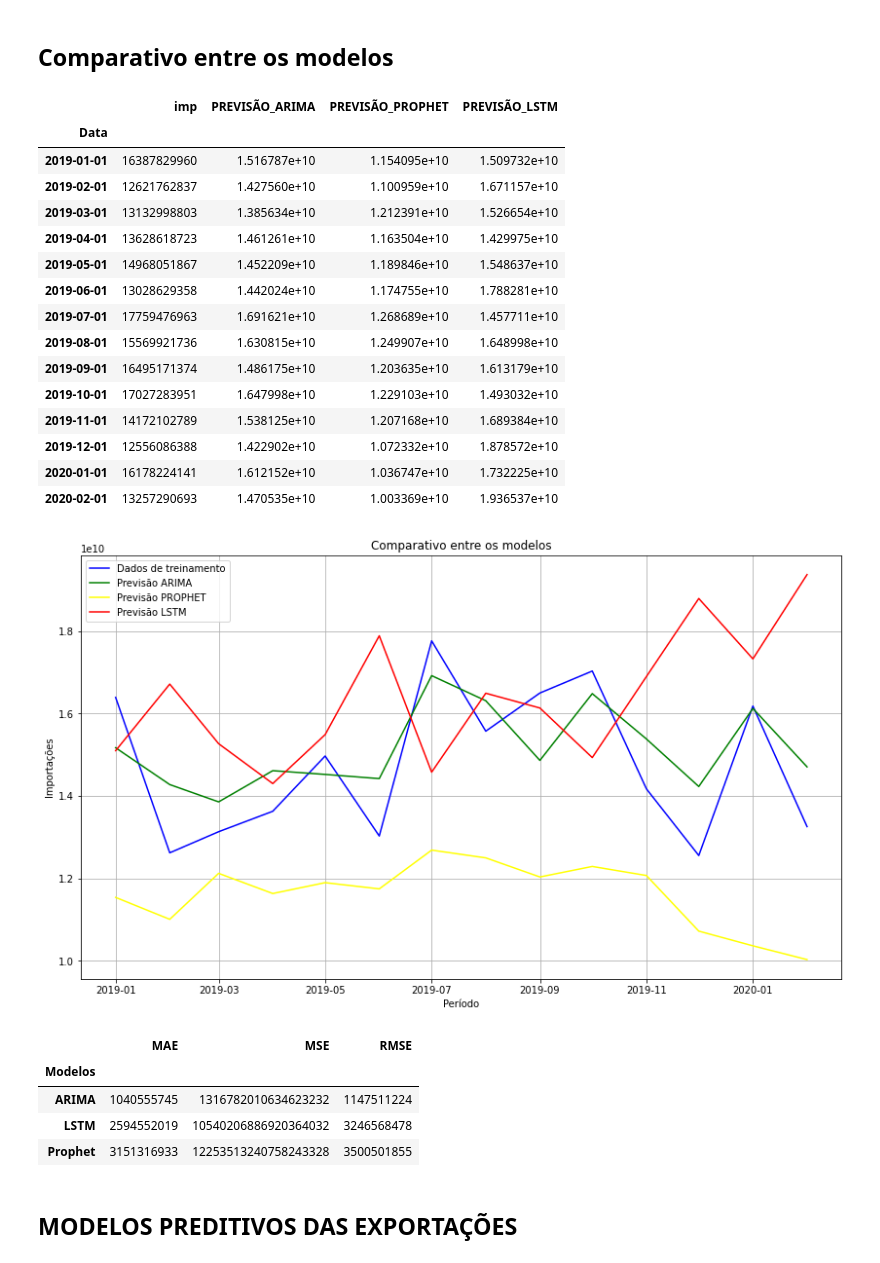
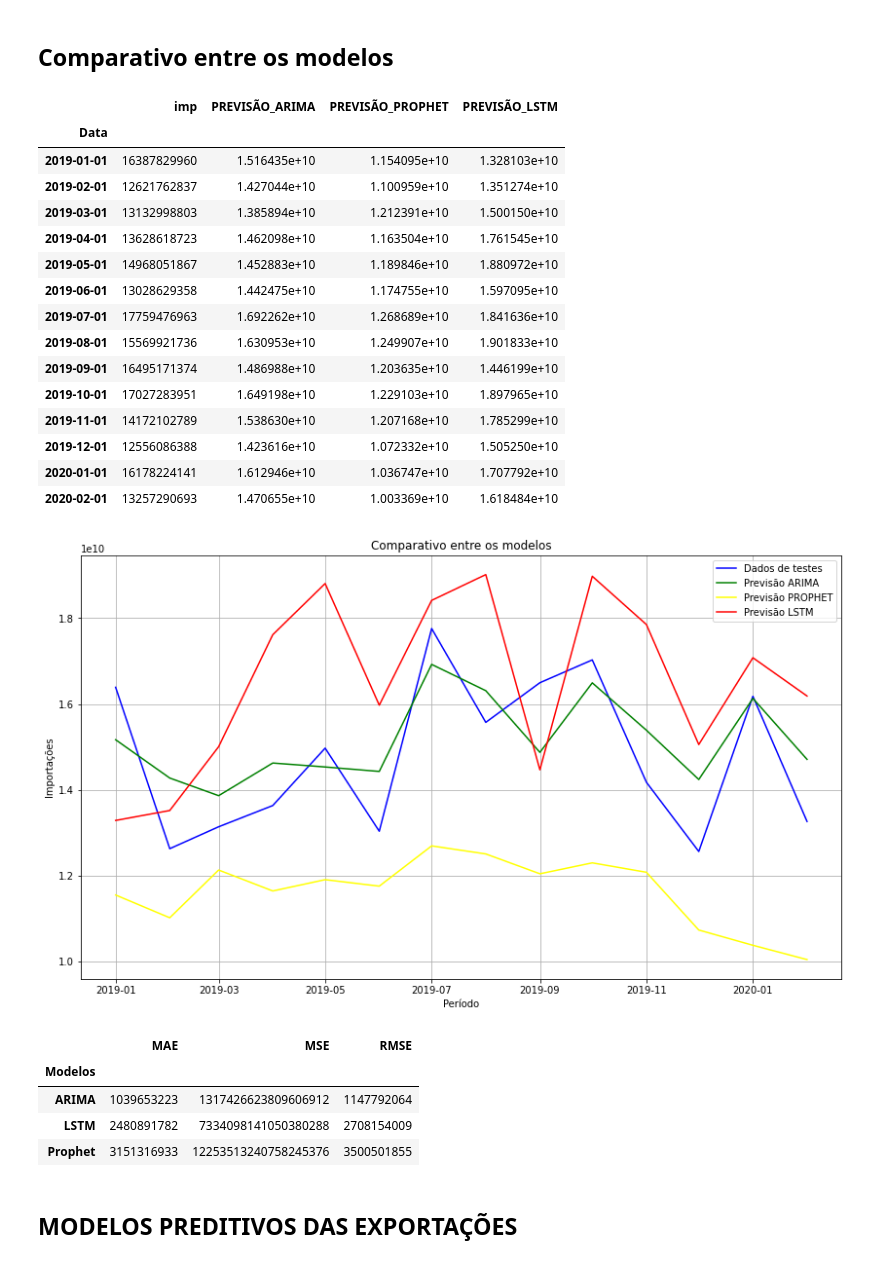
Before and after one commit to mmbs1989/TCC-PUCMINAS, a Jupyter notebook: Notebook_TCC_PUC.ipynb, the cells around one changed output. Drawn from its saved outputs; the diff is of its cells as text; code cells hidden in the pictures.

```diff
--- a/Notebook_TCC_PUC.ipynb
+++ b/Notebook_TCC_PUC.ipynb
@@ -1494,7 +1469,7 @@ generator = TimeseriesGenerator(scaled_train_data, scaled_train_data, length=n_i
 #Criação da LSTM utilizando a biblioteca Keras
 
 lstm_model = Sequential()
-lstm_model.add(LSTM(200, activation='relu', input_shape=(n_input, n_features)))
+lstm_model.add(LSTM(300, activation='relu', input_shape=(n_input, n_features)))
 lstm_model.add(Dense(1))
 lstm_model.compile(optimizer='adam', loss='mse')
 
@@ -1716,35 +1681,35 @@ dfimp_comparativo.head(14)
 # %% [output]
 |  | imp | PREVISÃO_ARIMA | PREVISÃO_PROPHET | PREVISÃO_LSTM |
 | Data |  |  |  |  |
-| 2019-01-01 | 16387829960 | 1.516787e+10 | 1.154095e+10 | 1.509732e+10 |
-| 2019-02-01 | 12621762837 | 1.427560e+10 | 1.100959e+10 | 1.671157e+10 |
-| 2019-03-01 | 13132998803 | 1.385634e+10 | 1.212391e+10 | 1.526654e+10 |
-| 2019-04-01 | 13628618723 | 1.461261e+10 | 1.163504e+10 | 1.429975e+10 |
-| 2019-05-01 | 14968051867 | 1.452209e+10 | 1.189846e+10 | 1.548637e+10 |
-| 2019-06-01 | 13028629358 | 1.442024e+10 | 1.174755e+10 | 1.788281e+10 |
-| 2019-07-01 | 17759476963 | 1.691621e+10 | 1.268689e+10 | 1.457711e+10 |
-| 2019-08-01 | 15569921736 | 1.630815e+10 | 1.249907e+10 | 1.648998e+10 |
-| 2019-09-01 | 16495171374 | 1.486175e+10 | 1.203635e+10 | 1.613179e+10 |
-| 2019-10-01 | 17027283951 | 1.647998e+10 | 1.229103e+10 | 1.493032e+10 |
-| 2019-11-01 | 14172102789 | 1.538125e+10 | 1.207168e+10 | 1.689384e+10 |
-| 2019-12-01 | 12556086388 | 1.422902e+10 | 1.072332e+10 | 1.878572e+10 |
-| 2020-01-01 | 16178224141 | 1.612152e+10 | 1.036747e+10 | 1.732225e+10 |
-| 2020-02-01 | 13257290693 | 1.470535e+10 | 1.003369e+10 | 1.936537e+10 |
+| 2019-01-01 | 16387829960 | 1.516435e+10 | 1.154095e+10 | 1.328103e+10 |
+| 2019-02-01 | 12621762837 | 1.427044e+10 | 1.100959e+10 | 1.351274e+10 |
+| 2019-03-01 | 13132998803 | 1.385894e+10 | 1.212391e+10 | 1.500150e+10 |
+| 2019-04-01 | 13628618723 | 1.462098e+10 | 1.163504e+10 | 1.761545e+10 |
+| 2019-05-01 | 14968051867 | 1.452883e+10 | 1.189846e+10 | 1.880972e+10 |
+| 2019-06-01 | 13028629358 | 1.442475e+10 | 1.174755e+10 | 1.597095e+10 |
+| 2019-07-01 | 17759476963 | 1.692262e+10 | 1.268689e+10 | 1.841636e+10 |
+| 2019-08-01 | 15569921736 | 1.630953e+10 | 1.249907e+10 | 1.901833e+10 |
+| 2019-09-01 | 16495171374 | 1.486988e+10 | 1.203635e+10 | 1.446199e+10 |
+| 2019-10-01 | 17027283951 | 1.649198e+10 | 1.229103e+10 | 1.897965e+10 |
+| 2019-11-01 | 14172102789 | 1.538630e+10 | 1.207168e+10 | 1.785299e+10 |
+| 2019-12-01 | 12556086388 | 1.423616e+10 | 1.072332e+10 | 1.505250e+10 |
+| 2020-01-01 | 16178224141 | 1.612946e+10 | 1.036747e+10 | 1.707792e+10 |
+| 2020-02-01 | 13257290693 | 1.470655e+10 | 1.003369e+10 | 1.618484e+10 |
 # %%
 # Plotagem do comparativo entre os modelos
 plt.figure(figsize=(14,8))
-plt.plot(dfimp_comparativo.index, dfimp_comparativo["imp"], color='blue', label = 'Dados de treinamento')
+plt.plot(dfimp_comparativo.index, dfimp_comparativo["imp"], color='blue', label = 'Dados de testes')
 plt.plot(dfimp_comparativo.index, dfimp_comparativo["PREVISÃO_ARIMA"], color = 'green', label = 'Previsão ARIMA')
 plt.plot(dfimp_comparativo.index, dfimp_comparativo["PREVISÃO_PROPHET"], color = 'yellow', label = 'Previsão PROPHET')
 plt.plot(dfimp_comparativo.index, dfimp_comparativo["PREVISÃO_LSTM"], color = 'red', label = 'Previsão LSTM')
 plt.title('Comparativo entre os modelos')
 plt.xlabel('Período')
 plt.ylabel('Importações')
 plt.legend()
 plt.grid(True)
 plt.show()
 # %% [output]
-[figure, old version]
+[figure, new version]
 # %%
 #Comparativo dos erros
 dfimp_erro = pd.DataFrame({"Modelos" : ["ARIMA", "LSTM", "Prophet"]})
@@ -1757,9 +1722,9 @@ dfimp_erro.head()
 # %% [output]
 |  | MAE | MSE | RMSE |
 | Modelos |  |  |  |
-| ARIMA | 1040555745 | 1316782010634623232 | 1147511224 |
-| LSTM | 2594552019 | 10540206886920364032 | 3246568478 |
-| Prophet | 3151316933 | 12253513240758243328 | 3500501855 |
+| ARIMA | 1039653223 | 1317426623809606912 | 1147792064 |
+| LSTM | 2480891782 | 7334098141050380288 | 2708154009 |
+| Prophet | 3151316933 | 12253513240758245376 | 3500501855 |
 # %% [markdown]
 ## **MODELOS PREDITIVOS DAS EXPORTAÇÕES**
 # %% [markdown]
```
Also changed, not shown: parts of 15 cells of this notebook.
